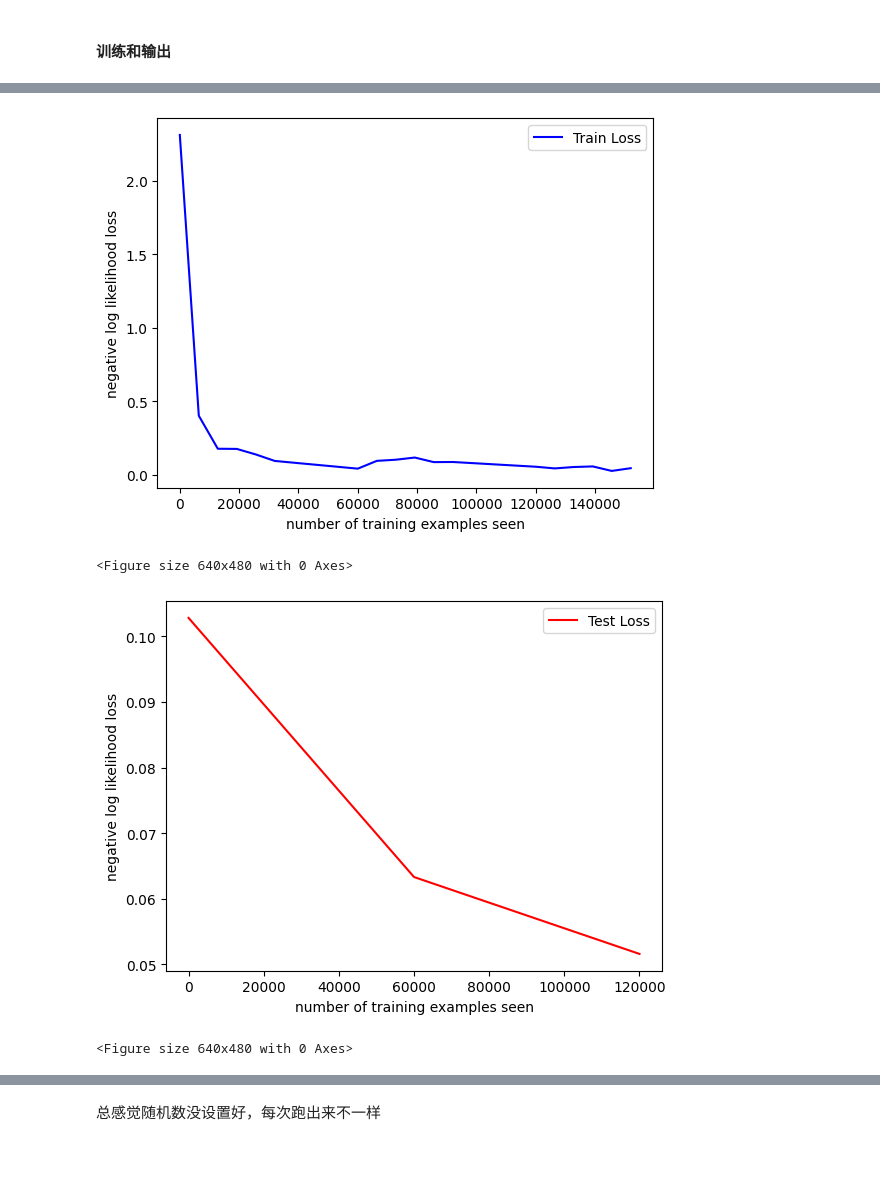
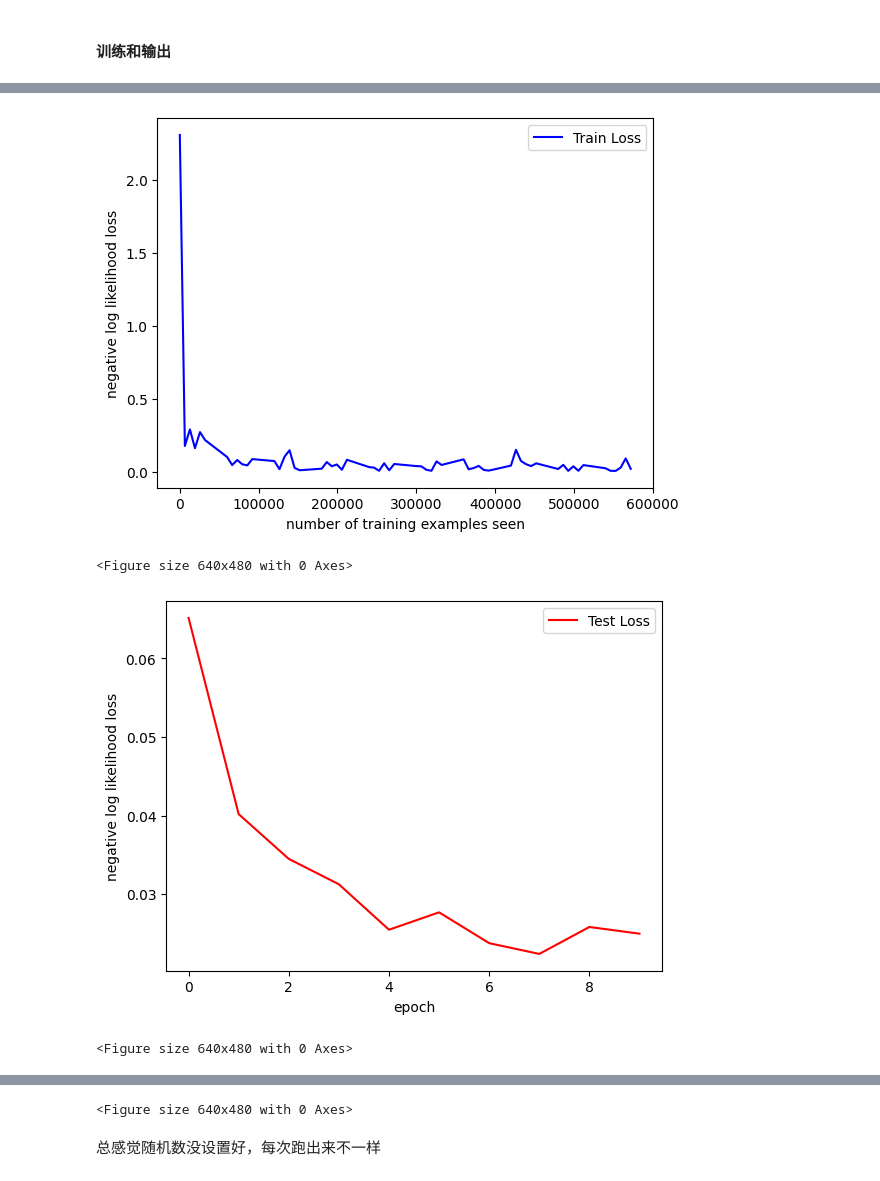
Before and after one commit to marble703/Assessment_winter_m7, a Jupyter notebook: Deeplearning/pytorch.ipynb, the cells around one changed output, grey strips where cells are left out. Cells and saved outputs as stored; diff of their text form; code cells hidden in the pictures.

Commit message:
finished some tasks and optimized model

```diff
--- a/Deeplearning/pytorch.ipynb
+++ b/Deeplearning/pytorch.ipynb
@@ -75,15 +75,16 @@ fc2 -> [10] (10分类)
 class Net(nn.Module):
     def __init__(self):
         super(Net, self).__init__() #初始化方法
-        self.conv1 = nn.Conv2d(1, 15, kernel_size=5) #卷积层1：输入通道数，输出通道数，kernel_size表示卷积核的大小
-        self.conv2 = nn.Conv2d(15, 20, kernel_size=5) #卷积层2
-        self.fc1 = nn.Linear(320, 50) #全连接层类1:输入特征数，输出特征数
-        self.fc2 = nn.Linear(50, 10) #全连接层类2
+        self.conv1 = nn.Conv2d(1, 8, kernel_size=5) #卷积层1：输入通道数，输出通道数，kernel_size表示卷积核的大小
+        self.conv2 = nn.Conv2d(8, 64, kernel_size=5) #卷积层2
+        self.fc1 = nn.Linear(1024, 256) #全连接层类1:输入特征数，输出特征数
+        self.fc2 = nn.Linear(256, 10) #全连接层类2
+        self.conv_drop = nn.Dropout2d() #二维Dropout层，正则化，防止过拟合
 
     def forward(self, x):     #前向传播方法
         x = F.relu(F.max_pool2d(self.conv1(x), 2))
-        x = F.relu(F.max_pool2d((self.conv2(x)), 2))
-        x = x.view(-1, 320)                      #将二维张量x展平为一维张量。使用-1可以根据其他维度推断出一个维度的大小，320是展平后张量的大小。
+        x = F.relu(F.max_pool2d(self.conv_drop(self.conv2(x)), 2))
+        x = x.view(-1, 1024)                      #将二维张量x展平为一维张量。使用-1可以根据其他维度推断出一个维度的大小，320是展平后张量的大小。
         x = F.relu(self.fc1(x))                  #对展平后的张量应用全连接层1，对全连接层1的结果应用ReLU激活函数
         x = self.fc2(x)                          #对张量x应用全连接层2
         return F.log_softmax(x, dim=1) #对第二个全连接层的输出应用对数softmax函数，获取对数概率；dim=1指定应在列上应用，该维度表示不同的类别
@@ -98,12 +99,11 @@ optimizer = optim.Adam(network.parameters(), lr=learning_rate)
 # %% [markdown]
 #### 定义训练函数和测试函数
 # %%
-optimizer = optim.Adam(network.parameters(), lr=learning_rate)
-
 train_losses = [] #存储每个epoch的平均训练损失
 train_counter = [] #存储每个epoch结束时的总训练步数
 test_losses = [] #存储每个epoch的平均测试损失
 test_counter = [i * len(train_loader.dataset) for i in range(n_epochs + 1)] #存储每个epoch结束时的总测试步数
+accuracy_counter = [] #存储每个 epoch 的准确率
 
 #定义训练函数
 def train(epoch): #传入epoch只是为了输出当前epoch
@@ -121,7 +121,7 @@ def train(epoch): #传入epoch只是为了输出当前epoch
                                                                            100. * batch_idx / len(train_loader),
                                                                            loss.item()))
             train_losses.append(loss.item())
-            train_counter.append((batch_idx * 64) + (epoch * len(train_loader.dataset)))
+            train_counter.append((batch_idx * 64) + ((epoch) * len(train_loader.dataset)))
             torch.save(network.state_dict(), './model.pth')       #保存当前的神经网络状态
             torch.save(optimizer.state_dict(), './optimizer.pth') #保存当前的优化器状态
 
@@ -138,6 +138,7 @@ def test(epoch):
             correct += pred.eq(target.data.view_as(pred)).sum()
     test_loss /= len(test_loader.dataset)
     test_losses.append(test_loss)
+    accuracy_counter.append(100. * correct / len(test_loader.dataset))
     print('\nEpoch  {} Test set: Avg. loss: {:.4f}, Accuracy: {}/{} ({:.2f}%)\n'.format(
         epoch,test_loss, correct, len(test_loader.dataset),
         100. * correct / len(test_loader.dataset)))
@@ -148,20 +149,30 @@ for epoch in range(n_epochs):
     train(epoch)
     test(epoch)
 
+# train loss
 fig = plt.figure()
 plt.plot(train_counter, train_losses, color='blue')
 plt.legend(['Train Loss'], loc='upper right')
 plt.xlabel('number of training examples seen')
 plt.ylabel('negative log likelihood loss')
-plt.show() #显示图像
+plt.show()
 fig = plt.figure()
 
+# test loss
+fig = plt.figure()
+plt.plot([x / len(train_loader.dataset) for x in test_counter][:-1], test_losses, color='red')
+plt.legend(['Test Loss'], loc='upper right')
+plt.xlabel('epoch')
+plt.ylabel('negative log likelihood loss')
+plt.show()
+fig = plt.figure()
 
+# accuracy
 fig = plt.figure()
-plt.plot(test_counter[:-1], test_losses, color='red')
-plt.legend(['Test Loss'], loc='upper right')
-plt.xlabel('number of training examples seen')
-plt.ylabel('negative log likelihood loss')
-plt.show() #显示图像
+plt.plot([x / len(train_loader.dataset) for x in test_counter][:-1], [x.item() for x in accuracy_counter], color='red')
+plt.legend(['Accuracy'], loc='upper left')
+plt.xlabel('epoch')
+plt.ylabel('accuracy')
+plt.show()
 fig = plt.figure()
 # %% [output]
@@ -185,4 +196,4 @@ Epoch  2 Test set: Avg. loss: 0.0516, Accuracy: 9843/10000 (98.43%)
-[figure, old version]
+[figure, new version]
 <Figure size 640x480 with 0 Axes>
-[figure, old version]
+[figure, new version]
 <Figure size 640x480 with 0 Axes>
@@ -189,2 +201,3 @@ Epoch  2 Test set: Avg. loss: 0.0516, Accuracy: 9843/10000 (98.43%)
+<Figure size 640x480 with 0 Axes>
 # %% [markdown]
 总感觉随机数没设置好，每次跑出来不一样
```
Also changed, not shown: parts of 3 cells of this notebook, 2 other files.
